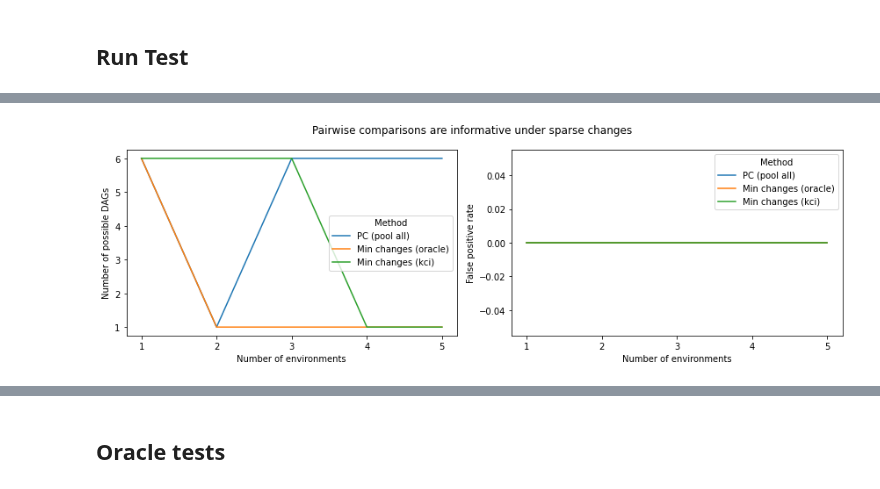
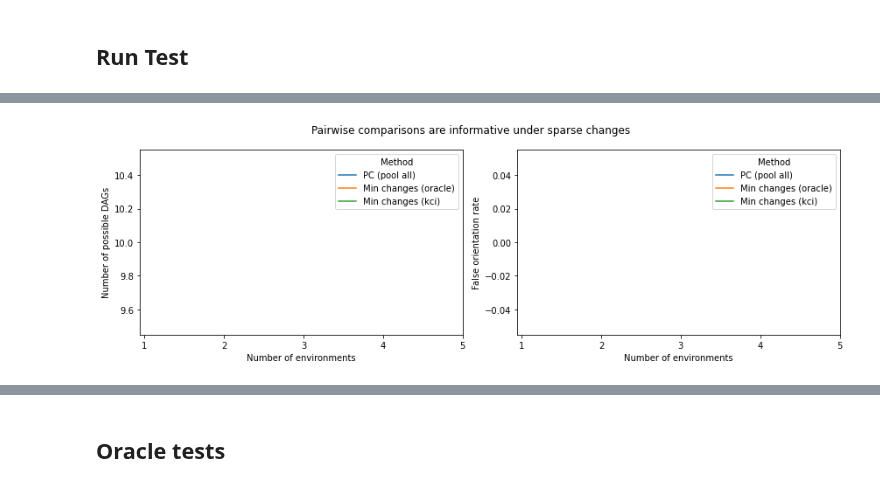
Before and after one commit to rflperry/sparse_shift, a Jupyter notebook: notebooks/09-rp-experimental_pipeline_causaldag.ipynb, the cells around one changed output, grey strips where cells are left out. Cells and saved outputs as stored; diff of their text form; code cells hidden in the pictures.

```diff
--- a/notebooks/09-rp-experimental_pipeline_causaldag.ipynb
+++ b/notebooks/09-rp-experimental_pipeline_causaldag.ipynb
@@ -40,10 +40,10 @@ os.environ["PYTHONWARNINGS"] = "ignore"  # Also affect subprocesses
     - Compute TP, FP edges
 # %%
 SPARSITY = 1
-SAMPLE_SIZE = 500
+SAMPLE_SIZE = 100
 N_ENV = 5
-N_NODES = 3
-DENSITY = 0.5
+N_NODES = 6
+DENSITY = 0.3
 # %% [markdown]
 ## Sample DAG
 # %%
@@ -64,12 +64,13 @@ print(intv_targets)
 # %%
 # Environment data
-base_seed = 1234
+base_seed = 123
 Xs = [sample_cdnod_sim(
         G_adj,
         SAMPLE_SIZE,
+        # functions=[lambda x: x],
         intervention_targets=targets,
         base_random_state=base_seed,
-        domain_random_state=10*i,
+        # domain_random_state=10*i,
     ) for i, targets in enumerate(intv_targets)]
 # %%
 df = pd.DataFrame(
@@ -154,10 +191,12 @@ fpc = FullPC(dag)
 ppc = PairwisePC(dag)
 mcho = MinChangeOracle(dag)
 mch = MinChange(
-    cpdag, alpha=0.05, scale_alpha=True,
+    cpdag,
+    alpha=0.05, #  / N_ENV**2,
+    scale_alpha=True,
     test='kci',
     test_kwargs={'KernelX': 'GaussianKernel', 'KernelY': 'GaussianKernel', 'KernelZ': 'GaussianKernel'}
-) #  / 3 / 6 / N_ENV**2
+)
 
 rep = 0
 
@@ -170,27 +209,32 @@ for n_env, (true_targets, X) in enumerate(zip(intv_targets, Xs)):
 
     cpdag = fpc.get_mec_cpdag()
     results_mat.append([
-        rep, 'PC (pool all)', SPARSITY, n_env, len(fpc.get_mec_dags()), dag_tpr(dag, cpdag), dag_fpr(dag, cpdag)
+        rep, 'PC (pool all)', SPARSITY, n_env, len(fpc.get_mec_dags()),
+        dag_true_orientations(dag, cpdag), dag_false_orientations(dag, cpdag)
     ])
 
     cpdag = ppc.get_mec_cpdag()
     results_mat.append([
-        rep, 'PC (pool pairwise)', SPARSITY, n_env, len(ppc.get_mec_dags()), dag_tpr(dag, cpdag), dag_fpr(dag, cpdag)
+        rep, 'PC (pool pairwise)', SPARSITY, n_env, len(ppc.get_mec_dags()),
+        dag_true_orientations(dag, cpdag), dag_false_orientations(dag, cpdag)
     ])
 
     cpdag = mcho.get_min_cpdag()
     results_mat.append([
-        rep, 'Min changes (oracle)', SPARSITY, n_env, len(mcho.get_min_dags()), dag_tpr(dag, cpdag), dag_fpr(dag, cpdag)
+        rep, 'Min changes (oracle)', SPARSITY, n_env, len(mcho.get_min_dags()),
+        dag_true_orientations(dag, cpdag), dag_false_orientations(dag, cpdag)
     ])
 
     cpdag = mch.get_min_cpdag()
     results_mat.append([
-        rep, 'Min changes (kci)', SPARSITY, n_env, len(mch.get_min_dags()), dag_tpr(dag, cpdag), dag_fpr(dag, cpdag)
+        rep, 'Min changes (kci)', SPARSITY, n_env, len(mch.get_min_dags()),
+        dag_true_orientations(dag, cpdag), dag_false_orientations(dag, cpdag)
     ])
+    break
 
 df = pd.DataFrame(
     results_mat,
     columns=[
         'Rep', 'Method', 'Sparsity', 'Number of environments',
-        'Number of possible DAGs', 'True positive rate', 'False positive rate'
+        'Number of possible DAGs', 'True orientation rate', 'False orientation rate'
     ])
@@ -197,33 +249,33 @@ df = pd.DataFrame(
 # %%
 fig, axes = plt.subplots(1, 2, figsize=(12, 4), sharex=True)
 
 sns.lineplot(
     data=df[df['Method'].isin(['Min changes (oracle)', 'Min changes (kci)', 'PC (pool all)'])],
     x='Number of environments',
-    # y='True positive rate',
+    # y='True orientation rate',
     y='Number of possible DAGs',
     hue='Method',
     # style='Sparsity',
     ci=None,
     ax=axes[0]
 )
 
 sns.lineplot(
     data=df[df['Method'].isin(['Min changes (oracle)', 'Min changes (kci)', 'PC (pool all)'])],
     x='Number of environments',
-    y='False positive rate',
+    y='False orientation rate',
     # y='Number of possible DAGs',
     hue='Method',
     # style='Sparsity',
     ci=None,
     ax=axes[1]
 )
 
 plt.suptitle('Pairwise comparisons are informative under sparse changes')
 plt.tight_layout()
 plt.xticks(np.arange(len(Xs)) + 1)
 # plt.xscale('log')
 # plt.savefig('./figures/pairwise_oracle_pc_simulation.pdf')
 plt.show()
 # %% [output]
-[figure, old version]
+[figure, new version]
```
Also changed, not shown: parts of 7 cells of this notebook, 11 other files.
